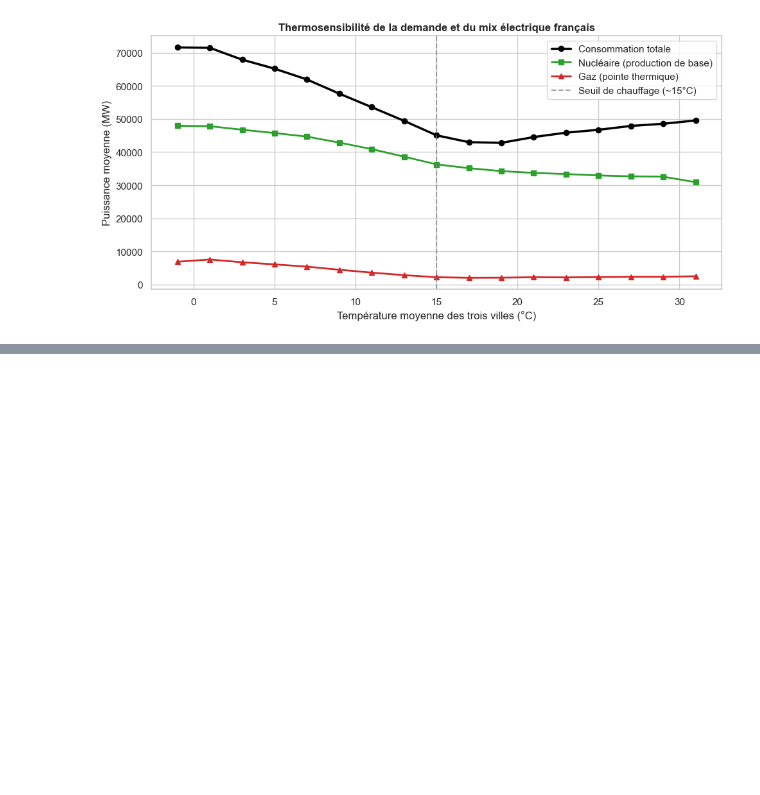
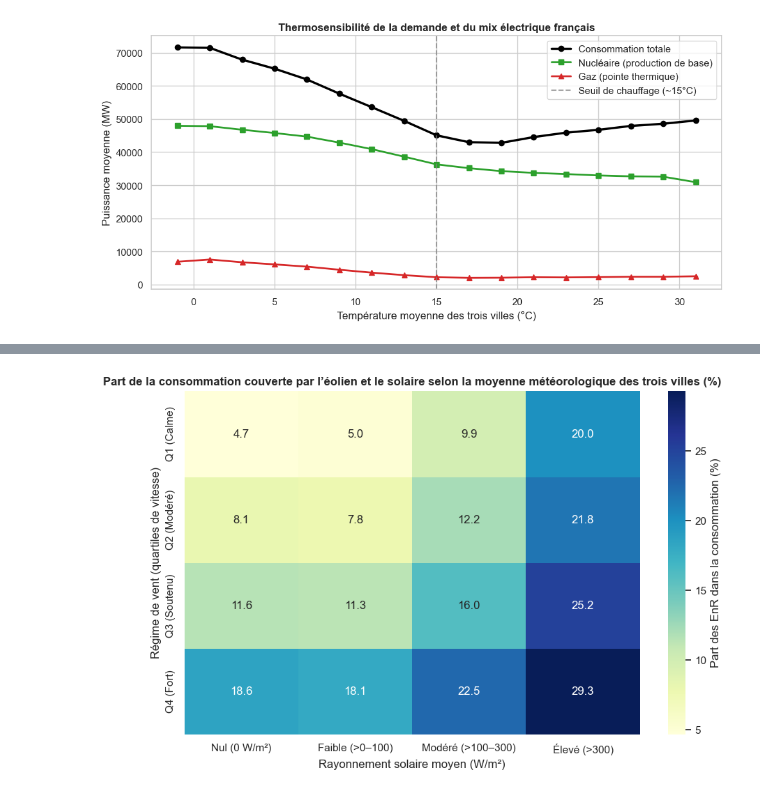
Before and after one commit to Elyes-Belhassen/meteo-energies-renouvelables-france, a Jupyter notebook: src/exploration_meteo.ipynb, the cells around one changed output, grey strips where cells are left out. Saved outputs shown, nothing was run; the diff lists cells and outputs as text; code cells hidden in the pictures; blank space fills up the shorter version.

```diff
--- a/src/exploration_meteo.ipynb
+++ b/src/exploration_meteo.ipynb
@@ -175,41 +230,12 @@ plt.show()
 # %%
-fig, ax = plt.subplots(figsize=(9, 6))
-
 df["q_vent"] = pd.qcut(df["wind_speed_100m"], q=4, labels=["Q1 (Calme)", "Q2 (Modéré)", "Q3 (Soutenu)", "Q4 (Fort)"])
 # Le rayonnement est catégorisé en W/m² : zéro est séparé, puis seuils physiques arrondis à 100 et 300.
 assert df["shortwave_radiation"].ge(0).all(), "Le rayonnement solaire doit être positif ou nul."
 labels_rayonnement = ["Nul (0 W/m²)", "Faible (>0–100)", "Modéré (>100–300)", "Élevé (>300)"]
-df["q_sol"] = pd.cut(
-    df["shortwave_radiation"],
-    bins=[-np.inf, 0, 100, 300, np.inf],
-    labels=labels_rayonnement,
-)
+df["q_sol"] = pd.cut(df["shortwave_radiation"], bins=[-np.inf, 0, 100, 300, np.inf], labels=labels_rayonnement)
 
 print("Effectifs par catégorie de rayonnement solaire :")
 display(df["q_sol"].value_counts(sort=False).rename("Observations").to_frame())
-
-effectifs_heatmap = df.pivot_table(
-    index="q_vent", columns="q_sol", values="part_enr", aggfunc="count", observed=False
-).fillna(0).astype(int)
-print("Effectifs dans chaque groupe de la heatmap (vent × rayonnement) :")
-display(effectifs_heatmap)
-
-pivot_enr = df.pivot_table(index="q_vent", columns="q_sol", values="part_enr", aggfunc="mean", observed=False)
-
-sns.heatmap(
-    pivot_enr,
-    annot=True,
-    fmt=".1f",
-    cmap="YlGnBu",
-    ax=ax,
-    cbar_kws={"label": "Part des EnR dans la consommation (%)"}
-)
-ax.set_title("Part de la consommation couverte par l'éolien et le solaire selon la moyenne météorologique des trois villes (%)", fontsize=12, fontweight="bold")
-ax.set_xlabel("Rayonnement solaire moyen (W/m²)")
-ax.set_ylabel("Vitesse moyenne du vent à 100 m (m/s)")
-
-plt.tight_layout()
-plt.show()
 # %% [output]
 Effectifs par catégorie de rayonnement solaire :
 |  | Observations |
@@ -228,0 +277,13 @@ Effectifs dans chaque groupe de la heatmap (vent × rayonnement) :
+# %%
+fig, ax = plt.subplots(figsize=(9, 6))
+pivot_enr = df.pivot_table(index="q_vent", columns="q_sol", values="part_enr", aggfunc="mean", observed=False)
+
+sns.heatmap(pivot_enr, annot=True, fmt=".1f", cmap="YlGnBu", ax=ax, cbar_kws={"label": "Part des EnR dans la consommation (%)"})
+ax.set_title("Part de la consommation couverte par l’éolien et le solaire selon la moyenne météorologique des trois villes (%)", fontsize=12, fontweight="bold")
+ax.set_xlabel("Rayonnement solaire moyen (W/m²)")
+ax.set_ylabel("Régime de vent (quartiles de vitesse)")
+
+plt.tight_layout()
+plt.show()
+# %% [output]
+[figure, added]
```
Also changed, not shown: parts of 14 cells of this notebook.
